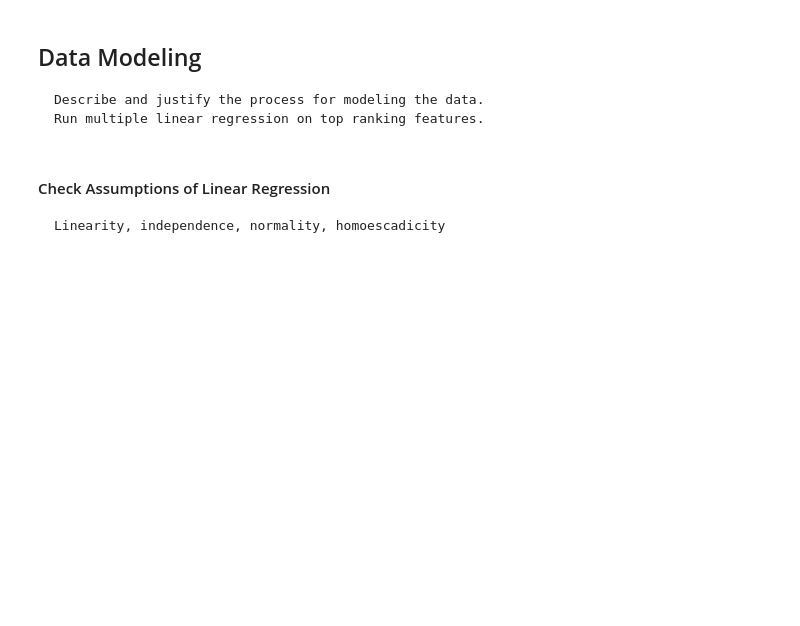
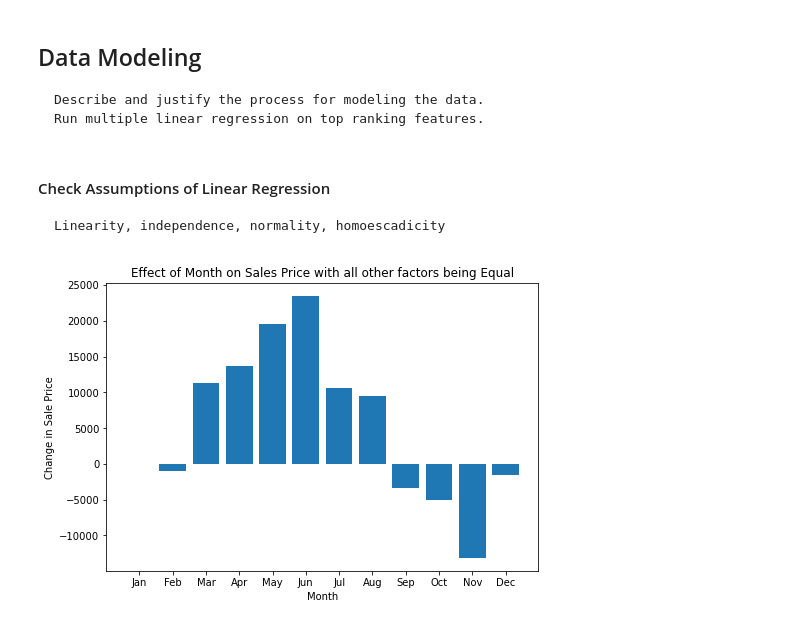
Before and after one commit to westonshuken/King-county-housing-analysis, a Jupyter notebook: index-OLS testing Ross.ipynb, the cells around one changed output. Cells and saved outputs as stored; diff of their text form; code cells hidden in the pictures; blank space fills up the shorter version.

```diff
--- a/index-OLS testing Ross.ipynb
+++ b/index-OLS testing Ross.ipynb
@@ -400,0 +417,17 @@ raw_data2.describe()
+# %%
+#Bar plot of effect of month on sale price from categorical model
+
+
+
+
+fig = plt.figure()
+ax = fig.add_axes([0,0,1,1])
+ax.set_title('Effect of Month on Sales Price with all other factors being Equal')
+plt.ylabel("Change in Sale Price")
+plt.xlabel("Month")
+Month = ["Jan", "Feb", "Mar", "Apr", "May", "Jun", "Jul", "Aug", "Sep", "Oct", "Nov", "Dec"]
+Effect_on_Sale_Price = [0, -974, 11370, 13730, 19510, 23490, 10560, 9491, -3323, -4986, -13110, -1591]
+ax.bar(Month, Effect_on_Sale_Price)
+plt.show()
+# %% [output]
+[figure, added]
```
Also changed, not shown: parts of 8 cells of this notebook, 2 other files.
